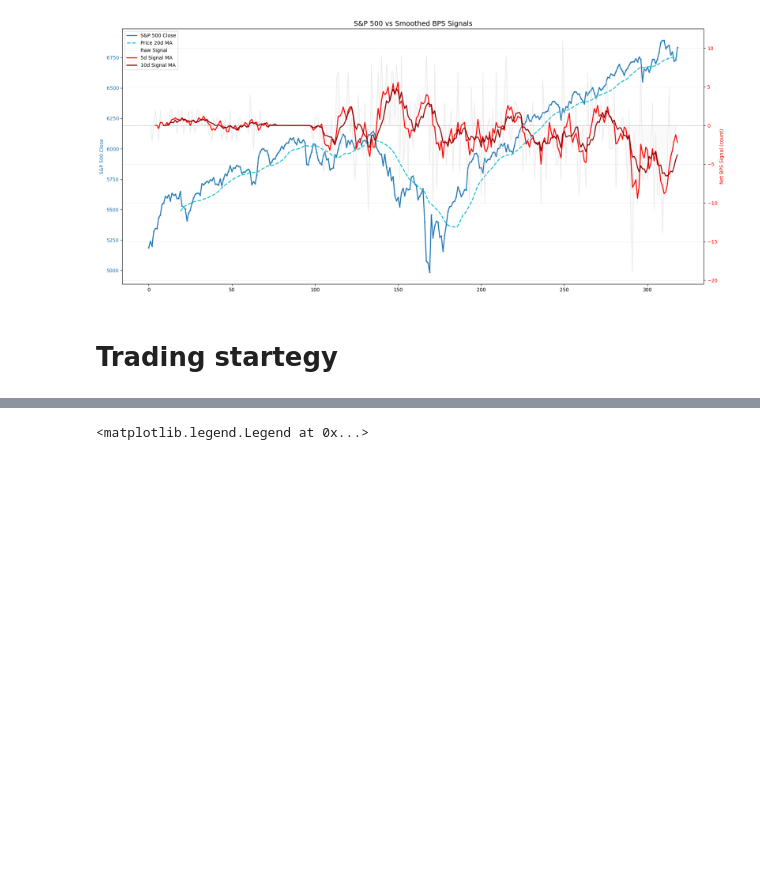
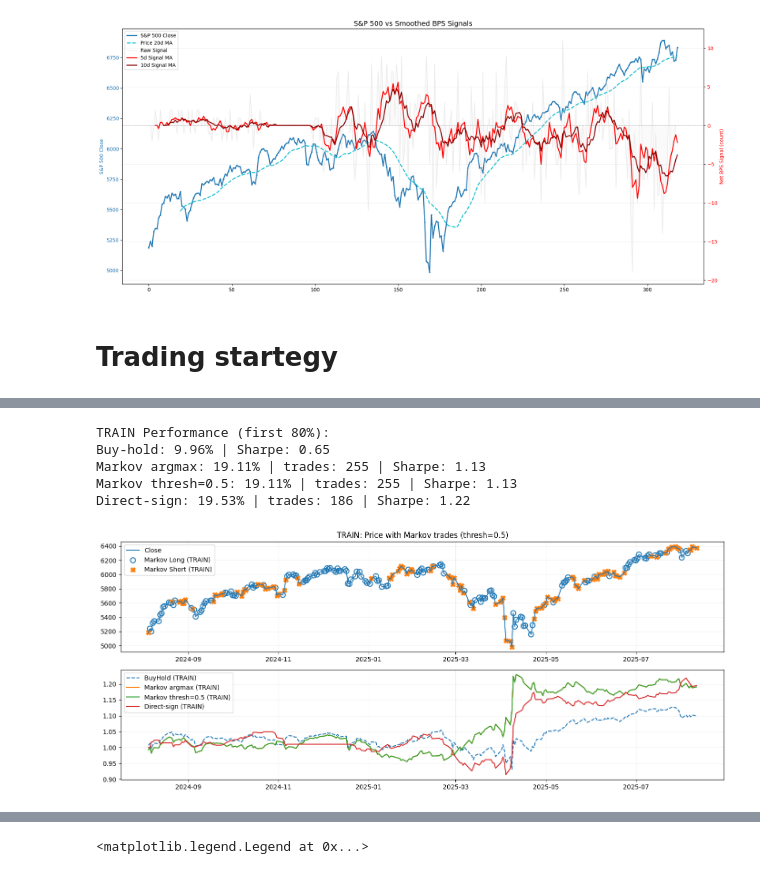
Before and after one commit to MichaelCarloH/ML-PortfolioManagement, a Jupyter notebook: submission_code/ml_project.ipynb, the cells around one changed output, grey strips where cells are left out. Drawn from its saved outputs; the diff is of its cells as text; code cells hidden in the pictures; blank space fills up the shorter version.

```diff
--- a/submission_code/ml_project.ipynb
+++ b/submission_code/ml_project.ipynb
@@ -1206,0 +947,54 @@ Saved OOS trades CSV: outputs\trades_oos.csv | rows: 185
+# %%
+# ==== TRAIN predictions/backtest/plot ====
+
+# Predict on TRAIN using TRAIN transitions
+df['prev_state'] = df['market_state'].shift(1)
+preds_tr = df.loc[train_idx, 'prev_state'].apply(predict_argmax)
+df.loc[train_idx, 'pred_state_train'] = preds_tr.map(lambda x: x[0])
+df.loc[train_idx, 'pred_conf_train']  = preds_tr.map(lambda x: x[1])
+
+df.loc[train_idx, 'signal_markov_train'] = df.loc[train_idx, 'pred_state_train'].map(sig_map).fillna(0).astype(int)
+df.loc[train_idx, 'signal_markov_train_thresh'] = np.where(
+    df.loc[train_idx, 'pred_conf_train'] >= THRESH,
+    df.loc[train_idx, 'signal_markov_train'],
+    0
+).astype(int)
+
+# Backtest TRAIN
+ret_tr_mk,   cum_tr_mk   = backtest_slice(train_idx, 'signal_markov_train')
+ret_tr_mk_t, cum_tr_mk_t = backtest_slice(train_idx, 'signal_markov_train_thresh')
+ret_tr_dir,  cum_tr_dir  = backtest_slice(train_idx, 'signal_direct')
+cum_tr_bh = (1 + df.loc[train_idx, 'intraday_ret'].fillna(0)).cumprod()
+
+print('\nTRAIN Performance (first 80%):')
+print(f"Buy-hold: {cum_tr_bh.iloc[-1]-1:.2%} | Sharpe: {sharpe(df.loc[train_idx, 'intraday_ret']):.2f}")
+print(f"Markov argmax: {cum_tr_mk.iloc[-1]-1:.2%} | trades: {(df.loc[train_idx, 'signal_markov_train']!=0).sum()} | Sharpe: {sharpe(ret_tr_mk):.2f}")
+print(f"Markov thresh={THRESH}: {cum_tr_mk_t.iloc[-1]-1:.2%} | trades: {(df.loc[train_idx, 'signal_markov_train_thresh']!=0).sum()} | Sharpe: {sharpe(ret_tr_mk_t):.2f}")
+print(f"Direct-sign: {cum_tr_dir.iloc[-1]-1:.2%} | trades: {(df.loc[train_idx, 'signal_direct']!=0).sum()} | Sharpe: {sharpe(ret_tr_dir):.2f}")
+
+# TRAIN plot: price + markers, and cumulative returns
+plt.figure(figsize=(14,6))
+ax1 = plt.subplot(2,1,1)
+ax1.plot(df.loc[train_idx].index, df.loc[train_idx, 'Close'], label='Close', color='tab:blue', linewidth=1.5, alpha=0.9)
+
+mk_long_idx = df.loc[train_idx].index[df.loc[train_idx, 'signal_markov_train_thresh'] == 1]
+mk_short_idx = df.loc[train_idx].index[df.loc[train_idx, 'signal_markov_train_thresh'] == -1]
+ax1.scatter(mk_long_idx, df.loc[mk_long_idx, 'Close'], marker='o', facecolors='none', edgecolors='tab:blue', s=64, linewidths=1.5, label='Markov Long (TRAIN)')
+ax1.scatter(mk_short_idx, df.loc[mk_short_idx, 'Close'], marker='X', color='tab:orange', s=56, label='Markov Short (TRAIN)')
+ax1.set_title(f'TRAIN: Price with Markov trades (thresh={THRESH})')
+ax1.legend(loc='upper left'); ax1.grid(alpha=0.2)
+
+ax2 = plt.subplot(2,1,2, sharex=ax1)
+ax2.plot(cum_tr_bh.index,  cum_tr_bh,  label='BuyHold (TRAIN)', linestyle='--')
+ax2.plot(cum_tr_mk.index,  cum_tr_mk,  label='Markov argmax (TRAIN)')
+ax2.plot(cum_tr_mk_t.index,cum_tr_mk_t,label=f'Markov thresh={THRESH} (TRAIN)')
+ax2.plot(cum_tr_dir.index, cum_tr_dir, label='Direct-sign (TRAIN)')
+ax2.legend(); ax2.grid(alpha=0.2)
+plt.tight_layout(); plt.show()
+# %% [output]
+TRAIN Performance (first 80%):
+Buy-hold: 9.96% | Sharpe: 0.65
+Markov argmax: 19.11% | trades: 255 | Sharpe: 1.13
+Markov thresh=0.5: 19.11% | trades: 255 | Sharpe: 1.13
+Direct-sign: 19.53% | trades: 186 | Sharpe: 1.22
+[figure, added]
```
Also changed, not shown: parts of 10 cells of this notebook, 8 other files.
